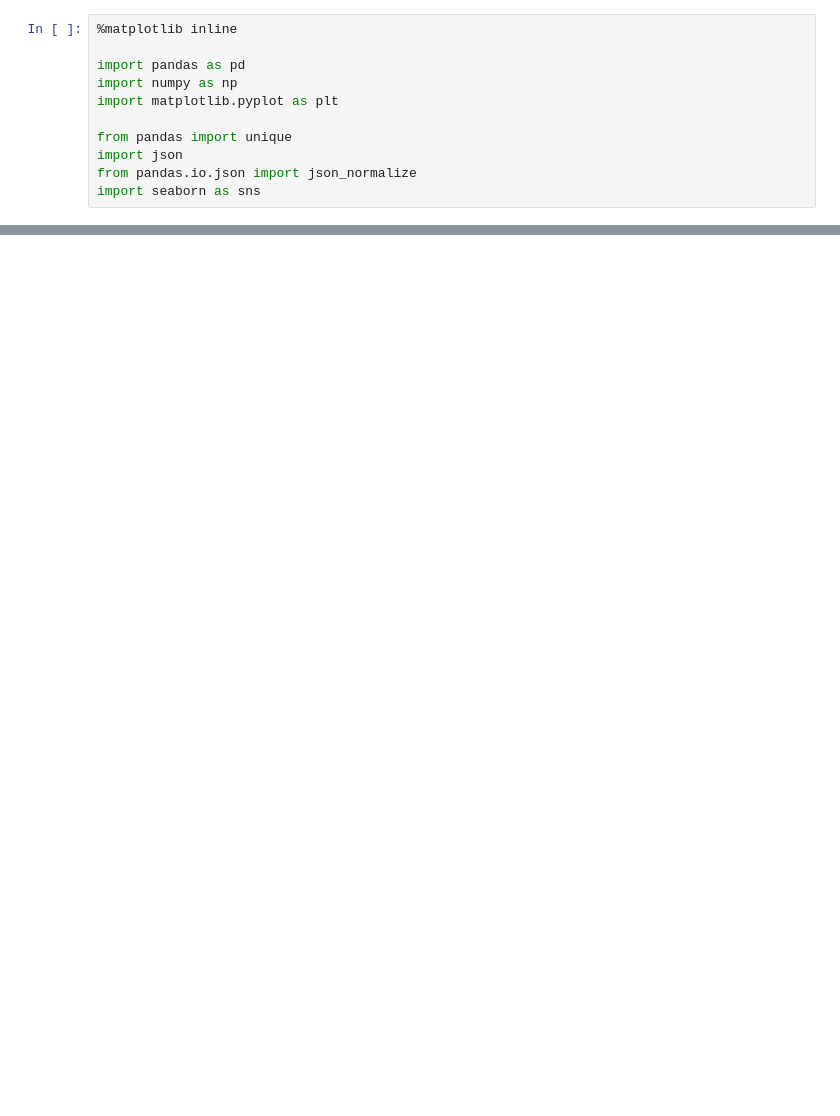
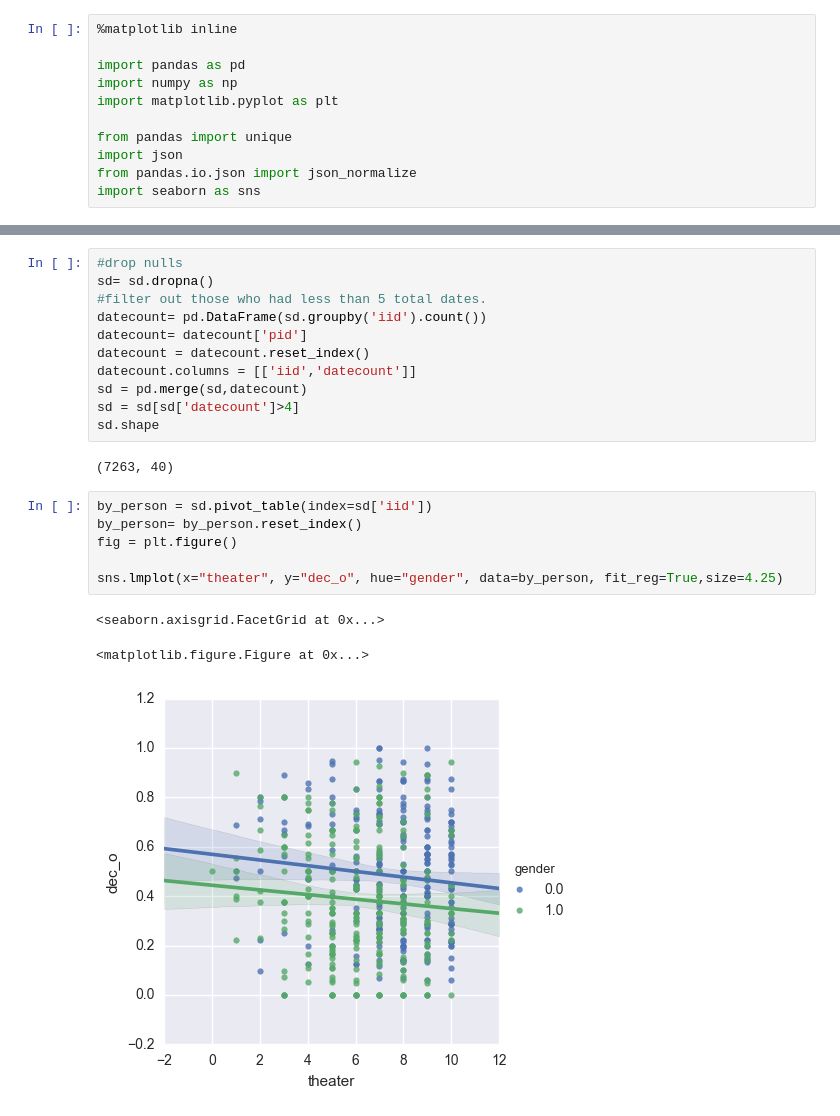
Before and after one commit to saminfeld/Springboard, a Jupyter notebook: Capstone Project/Speed Dating New.ipynb, the cells around one changed output, grey strips where cells are left out. Drawn from its saved outputs; the diff is of its cells as text; blank space fills up the shorter version.

```diff
--- a/Capstone Project/Speed Dating New.ipynb
+++ b/Capstone Project/Speed Dating New.ipynb
@@ -64,0 +42,23 @@ by_person
+# %%
+#drop nulls
+sd= sd.dropna()
+#filter out those who had less than 5 total dates.
+datecount= pd.DataFrame(sd.groupby('iid').count())
+datecount= datecount['pid']
+datecount = datecount.reset_index()
+datecount.columns = [['iid','datecount']]
+sd = pd.merge(sd,datecount)
+sd = sd[sd['datecount']>4]
+sd.shape
+# %% [output]
+(7263, 40)
+# %%
+by_person = sd.pivot_table(index=sd['iid'])
+by_person= by_person.reset_index()
+fig = plt.figure()
+
+sns.lmplot(x="theater", y="dec_o", hue="gender", data=by_person, fit_reg=True,size=4.25)
+# %% [output]
+<seaborn.axisgrid.FacetGrid at 0x...>
+<matplotlib.figure.Figure at 0x...>
+[figure, added]
```
Also changed, not shown: parts of 9 cells of this notebook, 5 other files.
